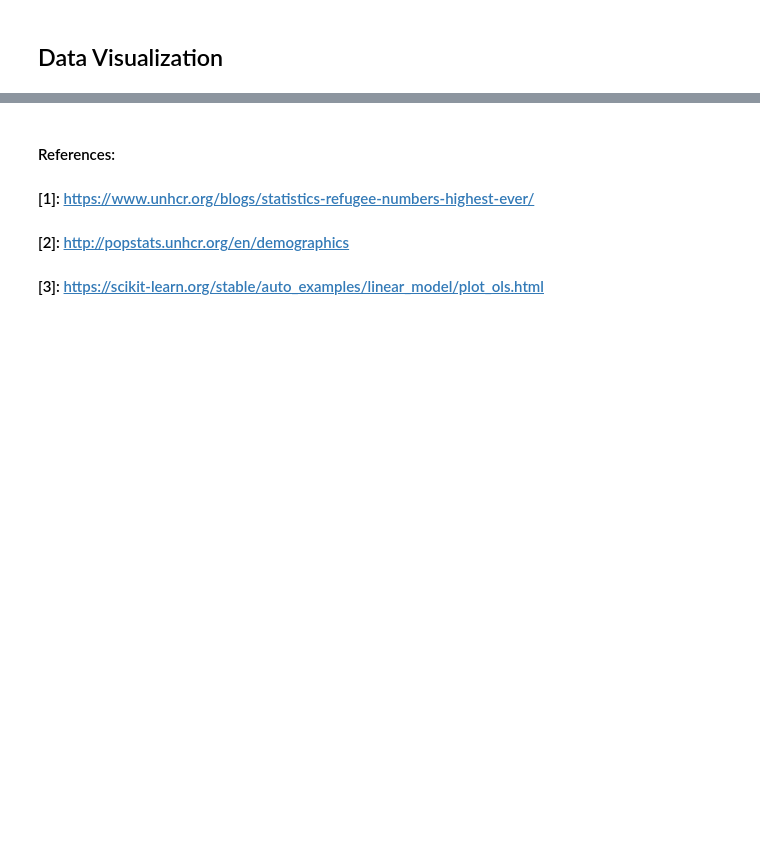
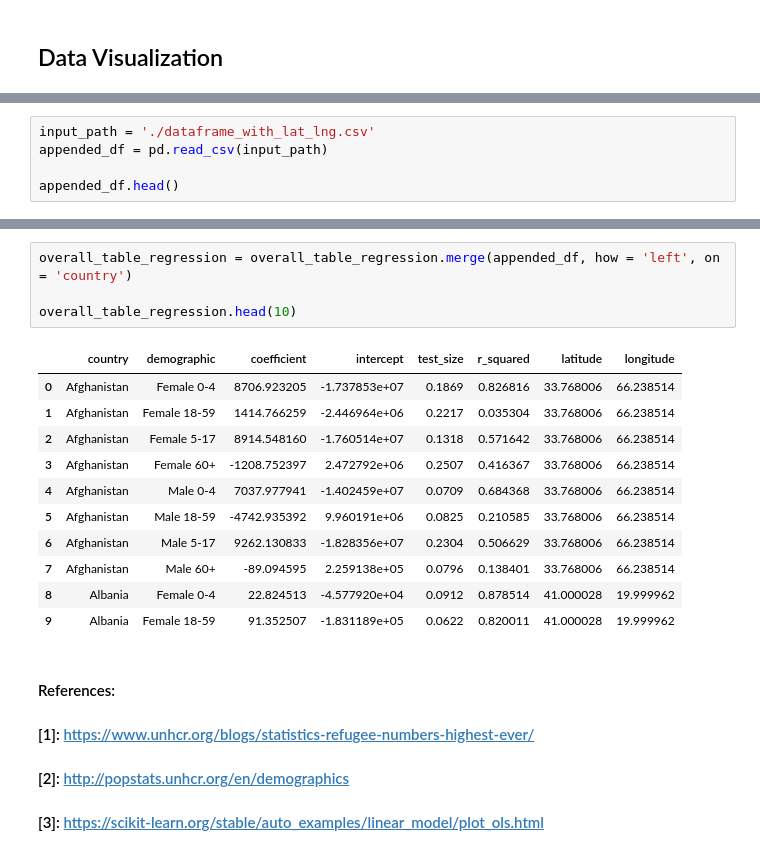
Before and after one commit to Miagong777/unhcr_displaced_demographics, a Jupyter notebook: Refugee_Project.ipynb, the cells around one changed output, grey strips where cells are left out. Cells and saved outputs as stored; diff of their text form; blank space fills up the shorter version.

```diff
--- a/Refugee_Project.ipynb
+++ b/Refugee_Project.ipynb
@@ -268,0 +350,5 @@ The total number of displaced people in 2030 will be 500079
+# %%
+input_path = './dataframe_with_lat_lng.csv'
+appended_df = pd.read_csv(input_path)
+
+appended_df.head()
@@ -269,3 +362,19 @@ The total number of displaced people in 2030 will be 500079
+# %%
+overall_table_regression = overall_table_regression.merge(appended_df, how = 'left', on = 'country')
+
+overall_table_regression.head(10)
+# %% [output]
+|  | country | demographic | coefficient | intercept | test_size | r_squared | latitude | longitude |
+| 0 | Afghanistan | Female 0-4 | 8706.923205 | -1.737853e+07 | 0.1869 | 0.826816 | 33.768006 | 66.238514 |
+| 1 | Afghanistan | Female 18-59 | 1414.766259 | -2.446964e+06 | 0.2217 | 0.035304 | 33.768006 | 66.238514 |
+| 2 | Afghanistan | Female 5-17 | 8914.548160 | -1.760514e+07 | 0.1318 | 0.571642 | 33.768006 | 66.238514 |
+| 3 | Afghanistan | Female 60+ | -1208.752397 | 2.472792e+06 | 0.2507 | 0.416367 | 33.768006 | 66.238514 |
+| 4 | Afghanistan | Male 0-4 | 7037.977941 | -1.402459e+07 | 0.0709 | 0.684368 | 33.768006 | 66.238514 |
+| 5 | Afghanistan | Male 18-59 | -4742.935392 | 9.960191e+06 | 0.0825 | 0.210585 | 33.768006 | 66.238514 |
+| 6 | Afghanistan | Male 5-17 | 9262.130833 | -1.828356e+07 | 0.2304 | 0.506629 | 33.768006 | 66.238514 |
+| 7 | Afghanistan | Male 60+ | -89.094595 | 2.259138e+05 | 0.0796 | 0.138401 | 33.768006 | 66.238514 |
+| 8 | Albania | Female 0-4 | 22.824513 | -4.577920e+04 | 0.0912 | 0.878514 | 41.000028 | 19.999962 |
+| 9 | Albania | Female 18-59 | 91.352507 | -1.831189e+05 | 0.0622 | 0.820011 | 41.000028 | 19.999962 |
 # %% [markdown]
 #### References:
 
```
Also changed, not shown: parts of 11 cells of this notebook.
